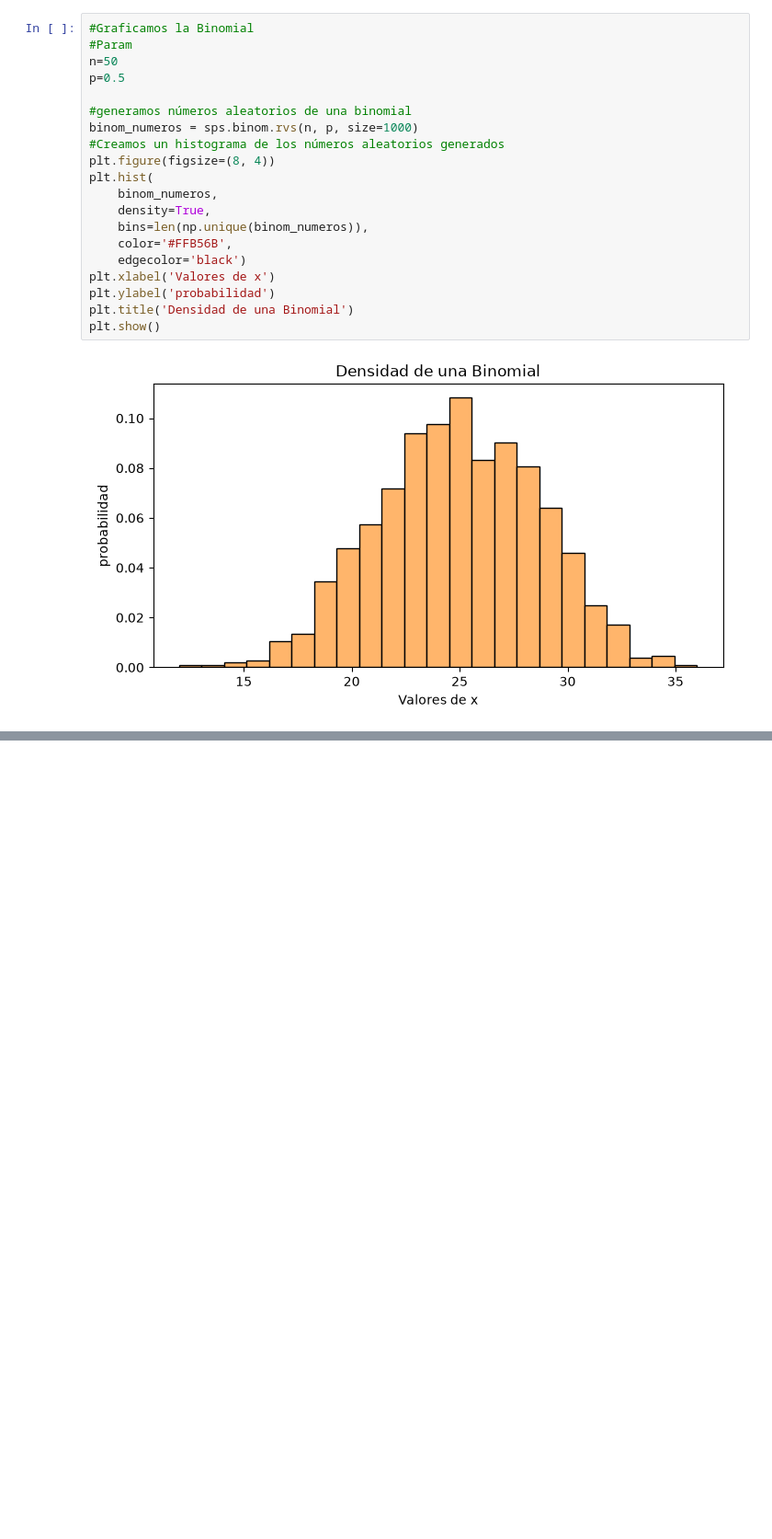
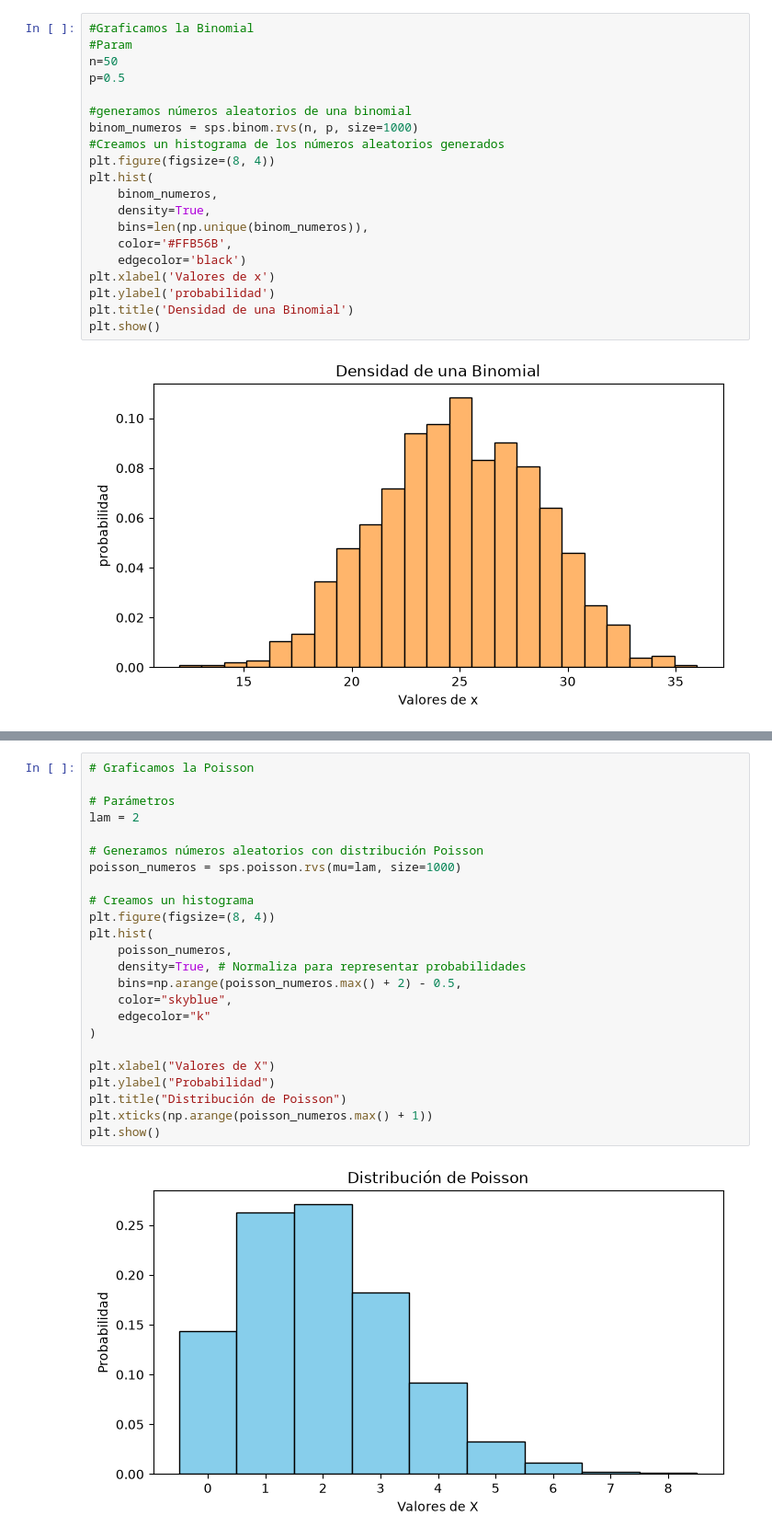
Before and after one commit to dianacondemp-1301/Modulo_ll_Mod_estadisticos, a Jupyter notebook: Variables_aleatorias.ipynb, the cells around one changed output, grey strips where cells are left out. Shown at 92% size. Cells and saved outputs as stored; diff of their text form; blank space fills up the shorter version.

```diff
--- a/Variables_aleatorias.ipynb
+++ b/Variables_aleatorias.ipynb
@@ -505,0 +798,26 @@ plt.show()
+# %%
+# Graficamos la Poisson
+
+# Parámetros
+lam = 2
+
+# Generamos números aleatorios con distribución Poisson
+poisson_numeros = sps.poisson.rvs(mu=lam, size=1000)
+
+# Creamos un histograma
+plt.figure(figsize=(8, 4))
+plt.hist(
+    poisson_numeros,
+    density=True, # Normaliza para representar probabilidades
+    bins=np.arange(poisson_numeros.max() + 2) - 0.5,
+    color="skyblue",
+    edgecolor="k"
+)
+
+plt.xlabel("Valores de X")
+plt.ylabel("Probabilidad")
+plt.title("Distribución de Poisson")
+plt.xticks(np.arange(poisson_numeros.max() + 1))
+plt.show()
+# %% [output]
+[figure, added]
```
Also changed, not shown: parts of 6 cells of this notebook.
